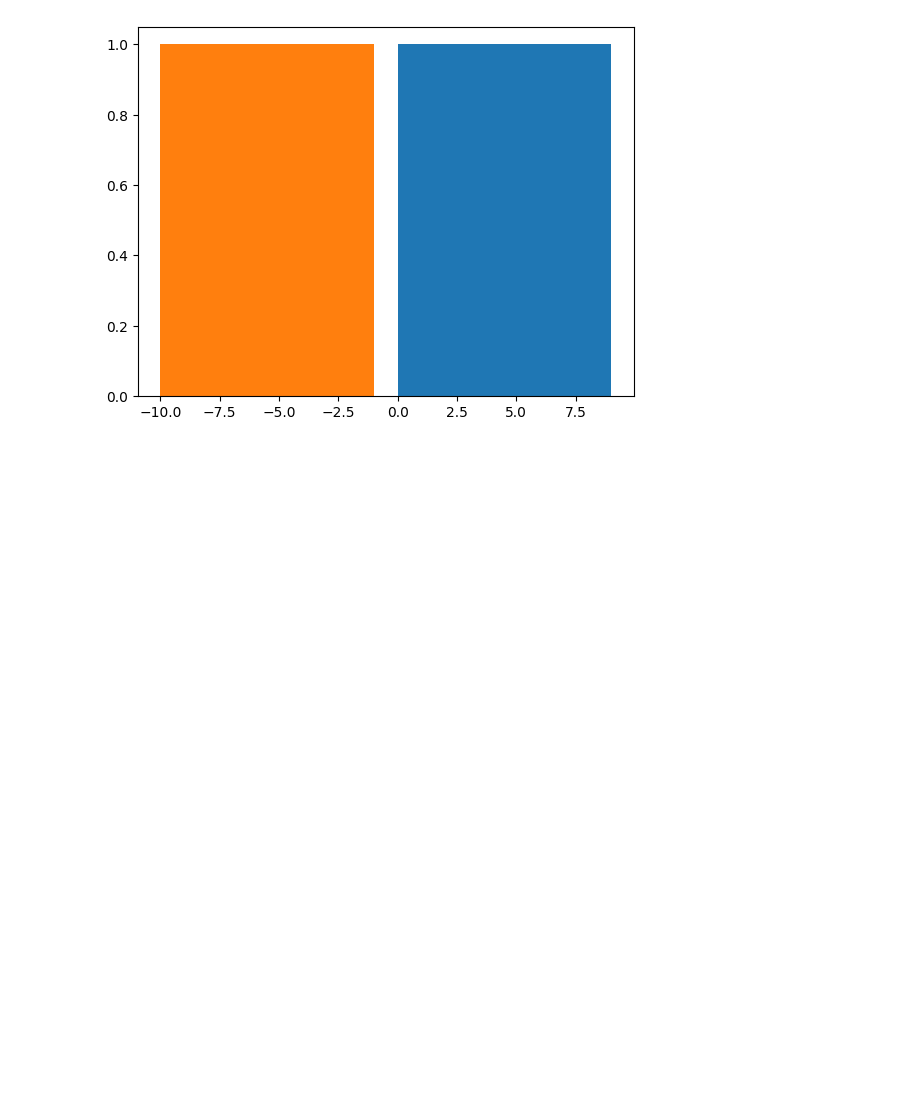
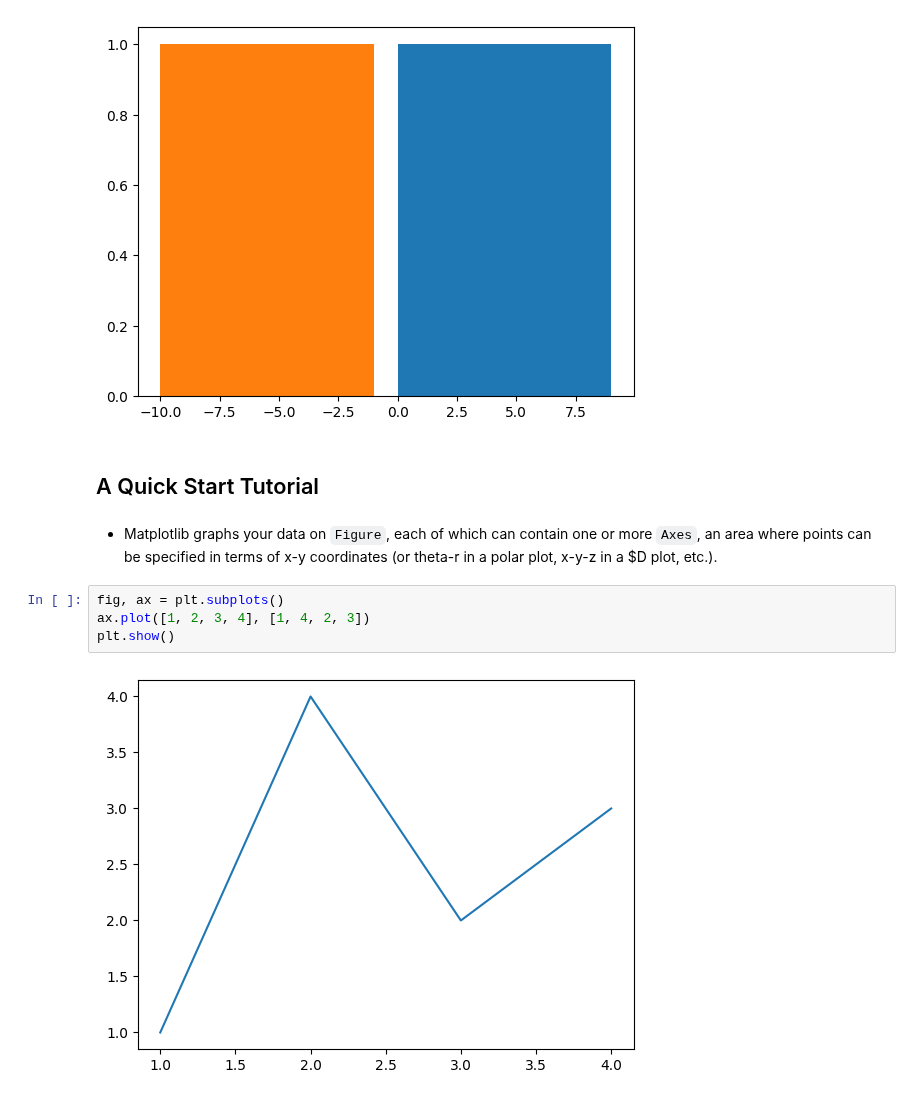
Before and after one commit to dnlmkhlv/ml, a Jupyter notebook: matplotlib/matplotlib_tutorial.ipynb, the cells around one changed output. Drawn from its saved outputs; the diff is of its cells as text; blank space fills up the shorter version.

Commit message:
added quickstart tutorial

```diff
--- a/matplotlib/matplotlib_tutorial.ipynb
+++ b/matplotlib/matplotlib_tutorial.ipynb
@@ -44,3 +44,13 @@ plt.hist(y)
          -1.9,  -1. ]),
  <BarContainer object of 10 artists>)
 [figure]
+# %% [markdown]
+## A Quick Start Tutorial
+# %% [markdown]
+- Matplotlib graphs your data on `Figure`, each of which can contain one or more `Axes`, an area where points can be specified in terms of x-y coordinates (or theta-r in a polar plot, x-y-z in a $D plot, etc.).
+# %%
+fig, ax = plt.subplots()
+ax.plot([1, 2, 3, 4], [1, 4, 2, 3])
+plt.show()
+# %% [output]
+[figure, added]
```
Also changed, not shown: parts of 18 cells of this notebook.
